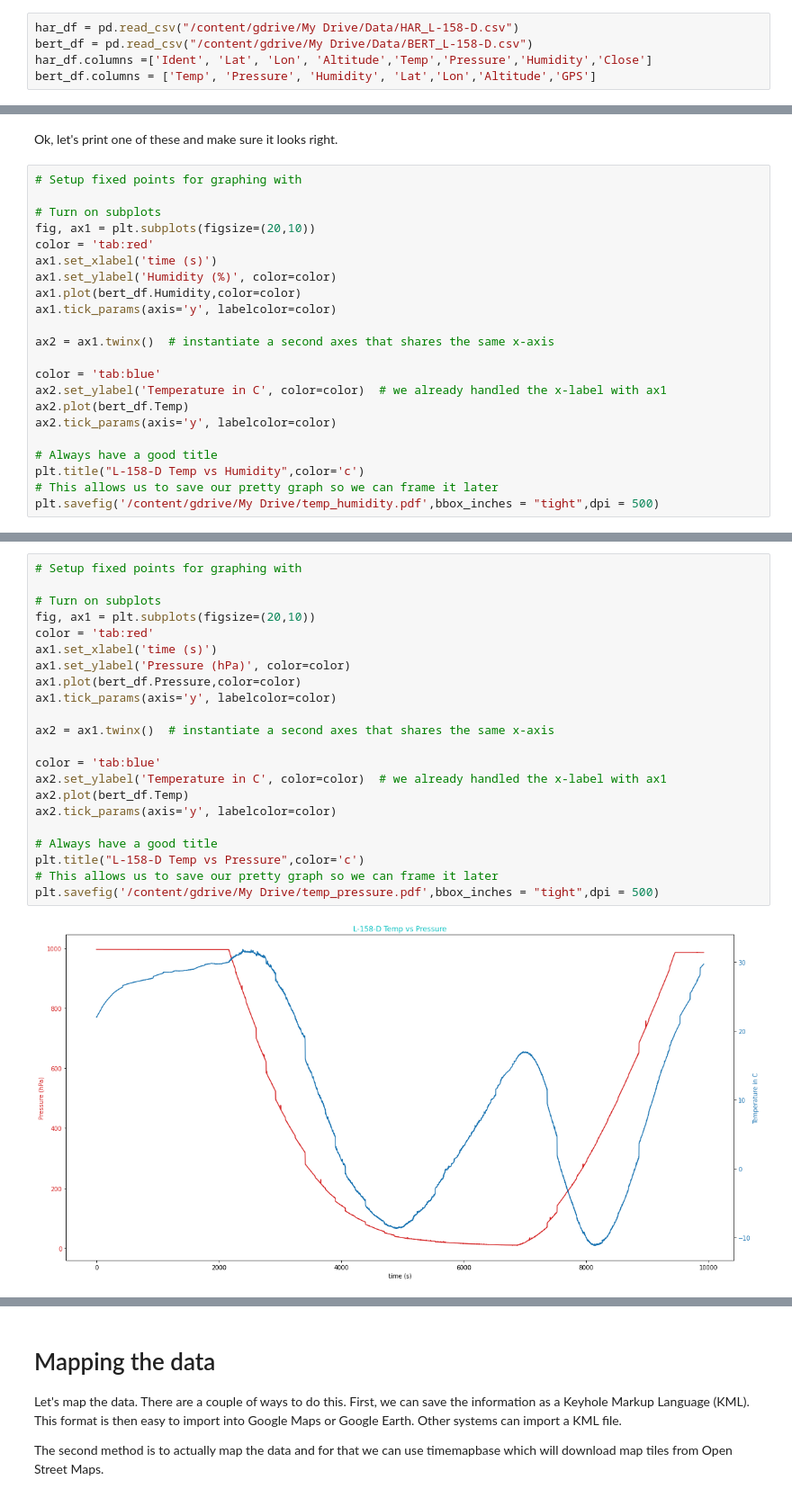
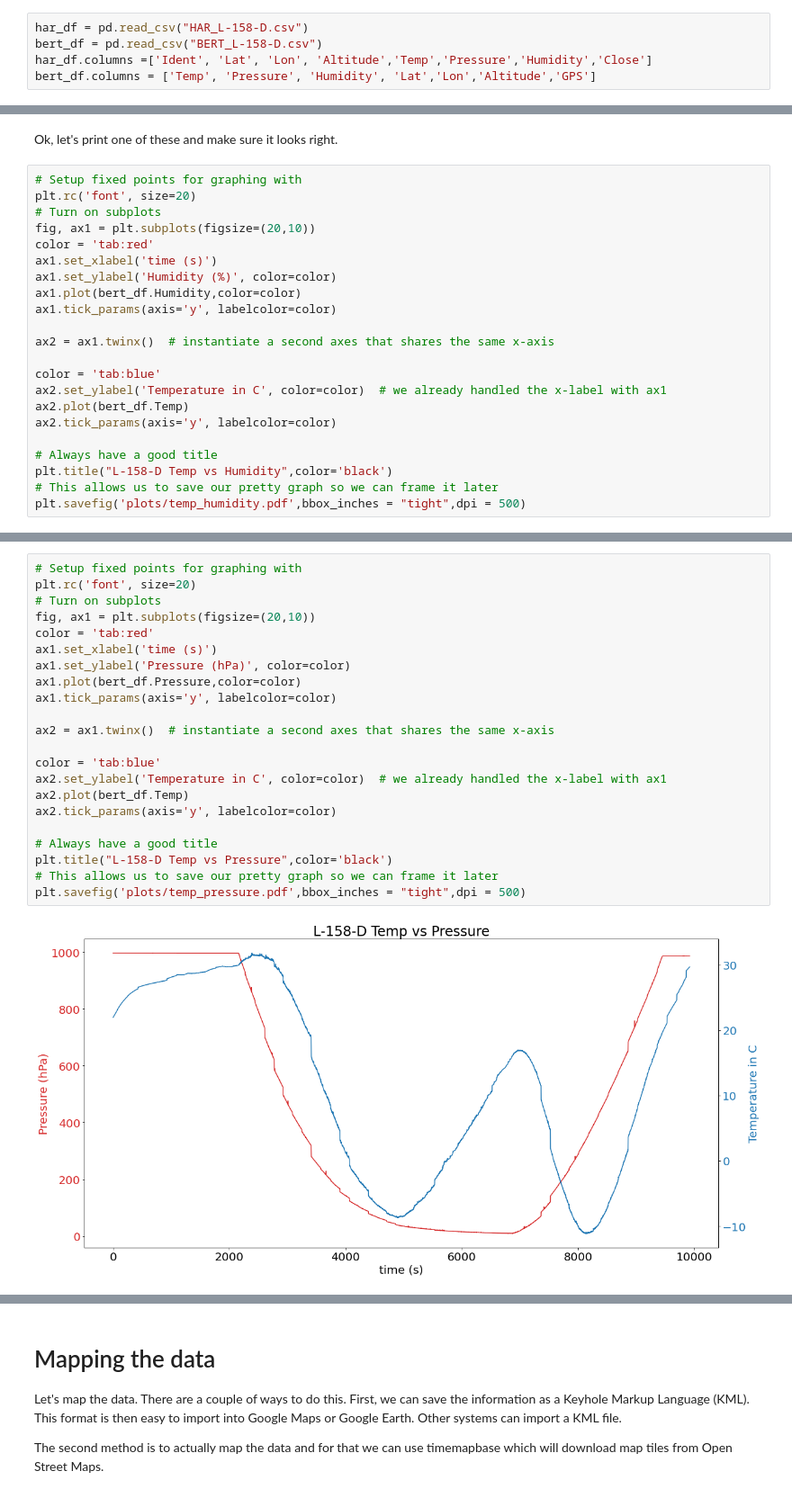
Before and after one commit to M2I-HABET/Mission-158, a Jupyter notebook: Flight L-158-D/Parse_HABET_FDR_Data.ipynb, the cells around one changed output, grey strips where cells are left out. Shown: that part at 90% size. Drawn from its saved outputs; the diff is of its cells as text.

Commit message:
Update to how plotting is done and file management

```diff
--- a/Flight L-158-D/Parse_HABET_FDR_Data.ipynb
+++ b/Flight L-158-D/Parse_HABET_FDR_Data.ipynb
@@ -81,8 +88,8 @@ Drive already mounted at /content/gdrive; to attempt to forcibly remount, call d
 # %% [markdown]
 We can use Pandas to read the CSV files and store them as a Pandas Dataframe. The CSV files do not have headers on them. So, we will also go ahead and add labels for the columns as well.
 # %%
-har_df = pd.read_csv("/content/gdrive/My Drive/Data/HAR_L-158-D.csv")
-bert_df = pd.read_csv("/content/gdrive/My Drive/Data/BERT_L-158-D.csv")
+har_df = pd.read_csv("HAR_L-158-D.csv")
+bert_df = pd.read_csv("BERT_L-158-D.csv")
 har_df.columns =['Ident', 'Lat', 'Lon', 'Altitude','Temp','Pressure','Humidity','Close']
 bert_df.columns = ['Temp', 'Pressure', 'Humidity', 'Lat','Lon','Altitude','GPS']
 # %% [markdown]
@@ -292,7 +299,7 @@ plt.savefig('/content/gdrive/My Drive/bert_pressurealt_plot.pdf',bbox_inches = "
 Ok, let's print one of these and make sure it looks right.
 # %%
 # Setup fixed points for graphing with
-
+plt.rc('font', size=20)
 # Turn on subplots
 fig, ax1 = plt.subplots(figsize=(20,10))
 color = 'tab:red'
@@ -309,7 +316,7 @@ ax2.plot(bert_df.Temp)
 ax2.tick_params(axis='y', labelcolor=color)
 
 # Always have a good title
-plt.title("L-158-D Temp vs Humidity",color='c')
+plt.title("L-158-D Temp vs Humidity",color='black')
 # This allows us to save our pretty graph so we can frame it later
-plt.savefig('/content/gdrive/My Drive/temp_humidity.pdf',bbox_inches = "tight",dpi = 500)
+plt.savefig('plots/temp_humidity.pdf',bbox_inches = "tight",dpi = 500)
 # %% [output]
@@ -317,27 +324,27 @@ plt.savefig('/content/gdrive/My Drive/temp_humidity.pdf',bbox_inches = "tight",d
 # %%
 # Setup fixed points for graphing with
-
+plt.rc('font', size=20)
 # Turn on subplots
 fig, ax1 = plt.subplots(figsize=(20,10))
 color = 'tab:red'
 ax1.set_xlabel('time (s)')
 ax1.set_ylabel('Pressure (hPa)', color=color)
 ax1.plot(bert_df.Pressure,color=color)
 ax1.tick_params(axis='y', labelcolor=color)
 
 ax2 = ax1.twinx()  # instantiate a second axes that shares the same x-axis
 
 color = 'tab:blue'
 ax2.set_ylabel('Temperature in C', color=color)  # we already handled the x-label with ax1
 ax2.plot(bert_df.Temp)
 ax2.tick_params(axis='y', labelcolor=color)
 
 # Always have a good title
-plt.title("L-158-D Temp vs Pressure",color='c')
+plt.title("L-158-D Temp vs Pressure",color='black')
 # This allows us to save our pretty graph so we can frame it later
-plt.savefig('/content/gdrive/My Drive/temp_pressure.pdf',bbox_inches = "tight",dpi = 500)
+plt.savefig('plots/temp_pressure.pdf',bbox_inches = "tight",dpi = 500)
 # %% [output]
-[figure, old version]
+[figure, new version]
 # %%
 # Setup fixed points for graphing with
 
```
Also changed, not shown: parts of 18 cells of this notebook, 11 other files.
